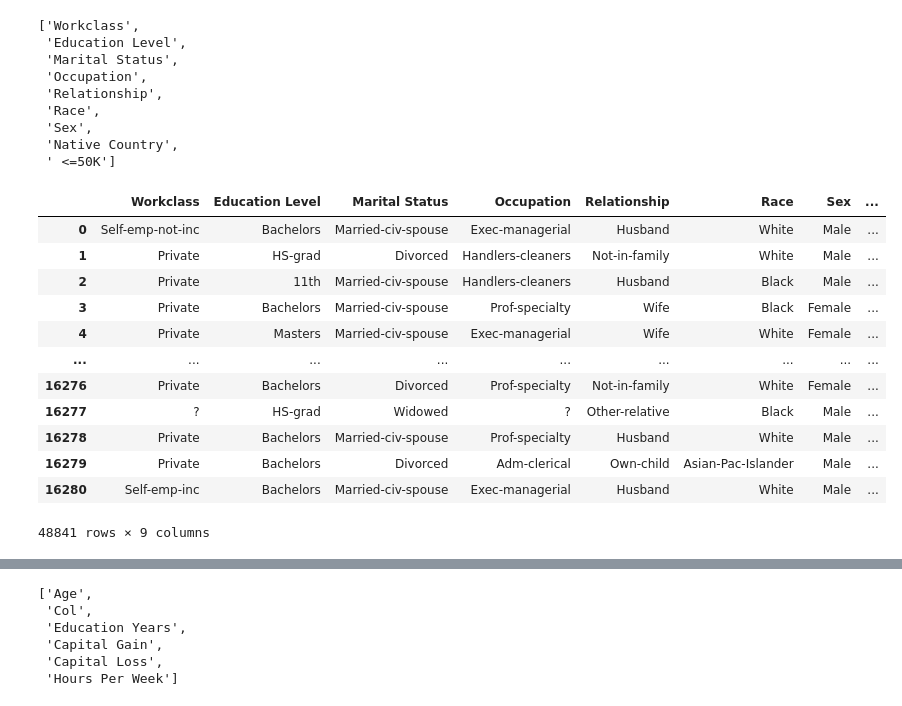
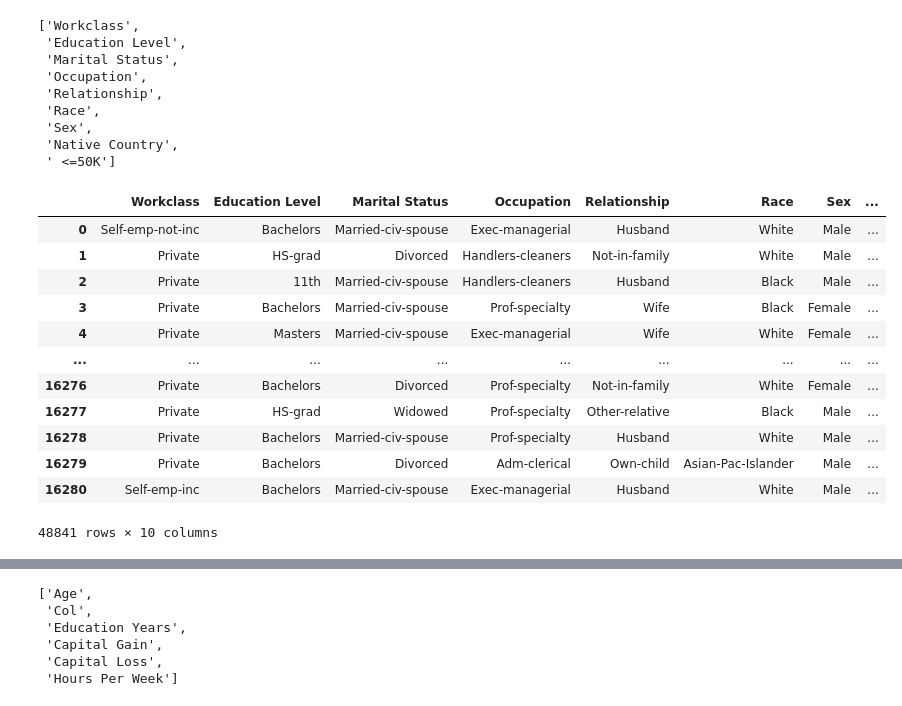
Before and after one commit to felixsimard/comp551-p1, a Jupyter notebook: P1_G30_COMP551.ipynb, the cells around one changed output, grey strips where cells are left out. Drawn from its saved outputs; the diff is of its cells as text; code cells hidden in the pictures.

```diff
--- a/P1_G30_COMP551.ipynb
+++ b/P1_G30_COMP551.ipynb
@@ -170,0 +195,4 @@ dtype: int64
+# %%
+data_['Workclass'] = data_['Workclass'].replace('?', 'Private')
+data_['Occupation'] = data_['Occupation'].replace('?', 'Prof-specialty')
+data_['Native Country'] = data_['Native Country'].replace('?', 'United-States')
@@ -186,0 +239,2 @@ data_['IncomeGT50'] = data_['IncomeGT50'].replace('>50K.','>50K')
+# %%
+data_['IncomeBin'] = data_['IncomeGT50'].map({'<=50K': 0, '>50K': 1}).astype(int)
@@ -186,0 +258,18 @@ data_['IncomeGT50'] = data_['IncomeGT50'].replace('>50K.','>50K')
+# %%
+ages = data_['Age']
+min_age_dec = ages.min() - ages.min() % 10
+max_age_dec = ages.max() + 10 - ages.max() % 10
+age_ranges = list(range(min_age_dec, max_age_dec + 10, 10))
+age_to_label = {}
+for i in range(len(age_ranges) - 1):
+    label = f'Age group {age_ranges[i]}-{age_ranges[i+1]}'
+    for age in range(age_ranges[i], age_ranges[i+1]):
+        age_to_label[age] = label
+# %%
+age_group_labels = []
+for age in ages:
+    label = age_to_label[age]
+    age_group_labels.append(label)
+
+data_['Age group'] = age_group_labels
+data_
@@ -202,30 +321,32 @@ cat_data
 # %%
 catDf = data_[[
  'Workclass',
  'Education Level',
  'Marital Status',
  'Occupation',
  'Relationship',
  'Race',
  'Sex',
  'Native Country',
- 'IncomeGT50']]
+ 'IncomeGT50',
+ 'Age group'
+]]
 
 catDf
 # %% [output]
 |  | Workclass | Education Level | Marital Status | Occupation | Relationship | Race | Sex | ... |
 | 0 | Self-emp-not-inc | Bachelors | Married-civ-spouse | Exec-managerial | Husband | White | Male | ... |
 | 1 | Private | HS-grad | Divorced | Handlers-cleaners | Not-in-family | White | Male | ... |
 | 2 | Private | 11th | Married-civ-spouse | Handlers-cleaners | Husband | Black | Male | ... |
 | 3 | Private | Bachelors | Married-civ-spouse | Prof-specialty | Wife | Black | Female | ... |
 | 4 | Private | Masters | Married-civ-spouse | Exec-managerial | Wife | White | Female | ... |
 | ... | ... | ... | ... | ... | ... | ... | ... | ... |
 | 16276 | Private | Bachelors | Divorced | Prof-specialty | Not-in-family | White | Female | ... |
-| 16277 | ? | HS-grad | Widowed | ? | Other-relative | Black | Male | ... |
+| 16277 | Private | HS-grad | Widowed | Prof-specialty | Other-relative | Black | Male | ... |
 | 16278 | Private | Bachelors | Married-civ-spouse | Prof-specialty | Husband | White | Male | ... |
 | 16279 | Private | Bachelors | Divorced | Adm-clerical | Own-child | Asian-Pac-Islander | Male | ... |
 | 16280 | Self-emp-inc | Bachelors | Married-civ-spouse | Exec-managerial | Husband | White | Male | ... |
-48841 rows × 9 columns
+48841 rows × 10 columns
 # %%
 oheDf = pd.get_dummies(catDf)
 
```
Also changed, not shown: parts of 21 cells of this notebook, 1 other file.
